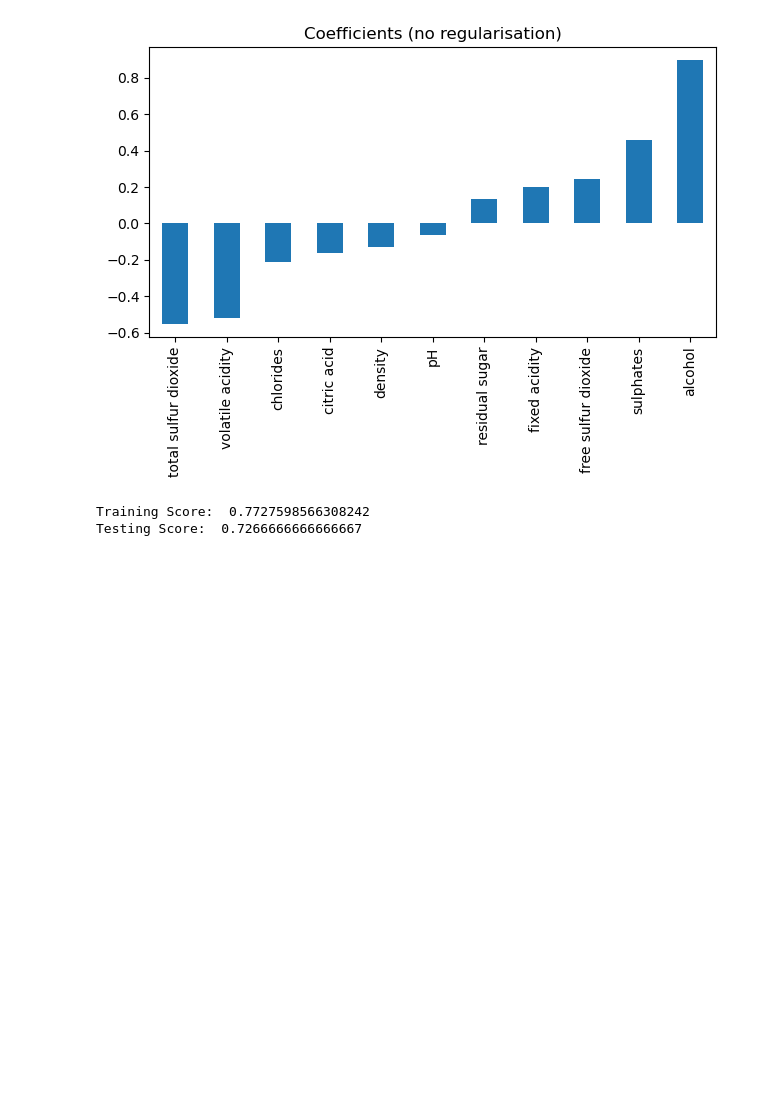
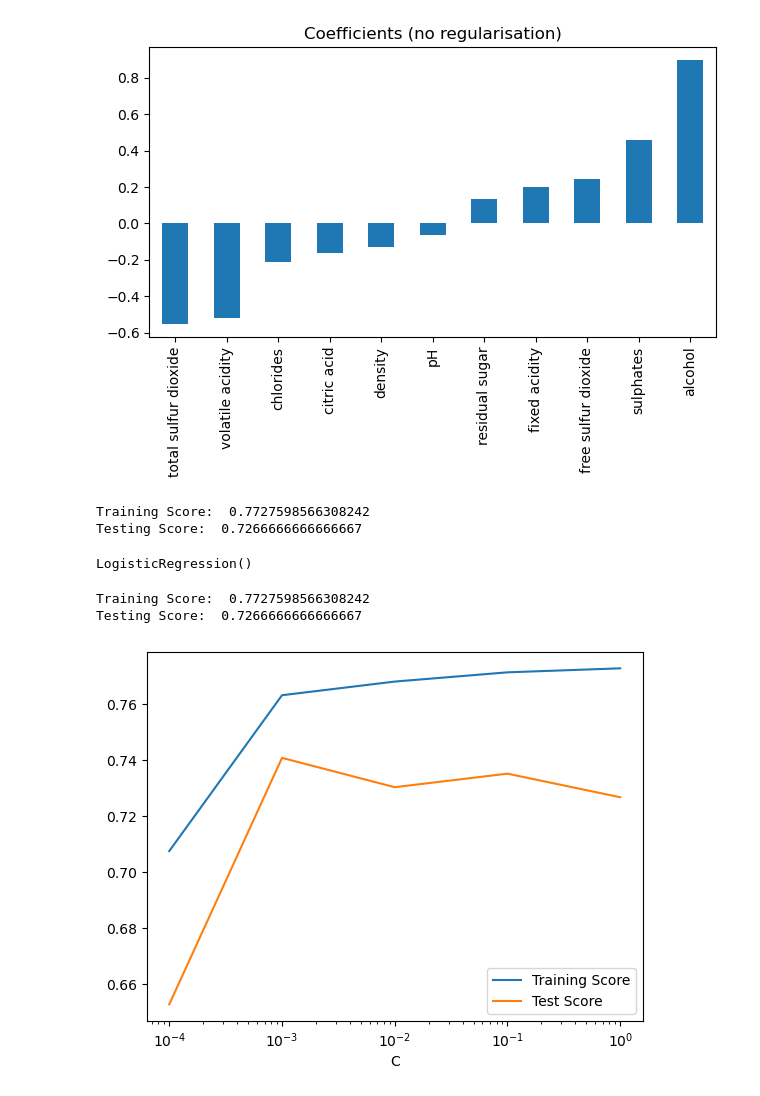
Before and after one commit to fatemehaa/DS-ML-Git-Projects, a Jupyter notebook: Predict Wine Quality with Regularisation/Predict wine quality.ipynb, the cells around one changed output. Cells and saved outputs as stored; diff of their text form; code cells hidden in the pictures; blank space fills up the shorter version.

Commit message:
Hyperparameter Tuning for L2 Regularization

```diff
--- a/Predict Wine Quality with Regularisation/Predict wine quality.ipynb
+++ b/Predict Wine Quality with Regularisation/Predict wine quality.ipynb
@@ -57,3 +57,41 @@ print('Testing Score: ', f1_score(y_test, y_pred_test))
 # %% [output]
 Training Score:  0.7727598566308242
 Testing Score:  0.7266666666666667
+# %%
+## 6. Default Implementation (L2-regularized!)
+clf_default = LogisticRegression()
+clf_default.fit(X_train, y_train)
+# %% [output]
+LogisticRegression()
+# %%
+## 7. Ridge Scores
+y_pred_test_l2 = clf_default.predict(X_test)
+y_pred_train_l2 = clf_default.predict(X_train)
+print('Training Score: ', f1_score(y_train, y_pred_train_l2))
+print('Testing Score: ', f1_score(y_test, y_pred_test_l2))
+# %% [output]
+Training Score:  0.7727598566308242
+Testing Score:  0.7266666666666667
+# %%
+## 8. Coarse-grained hyperparameter tuning for training and test data
+C_array = [0.0001, 0.001, 0.01, 0.1, 1]
+training_array = []
+test_array = []
+
+for x in C_array:
+    clf = LogisticRegression(C=x)
+    clf.fit(X_train, y_train)
+    y_pred_test = clf.predict(X_test)
+    y_pred_train = clf.predict(X_train)
+    training_array.append(f1_score(y_train, y_pred_train))
+    test_array.append(f1_score(y_test, y_pred_test))
+# %%
+## 9. Plot training and test scores as a function of C
+plt.plot(C_array, training_array, label = 'Training Score')
+plt.plot(C_array, test_array, label = 'Test Score')
+plt.xscale('log')
+plt.xlabel('C')
+plt.legend()
+plt.show()
+# %% [output]
+[figure, added]
```
Also changed, not shown: parts of 4 cells of this notebook.
